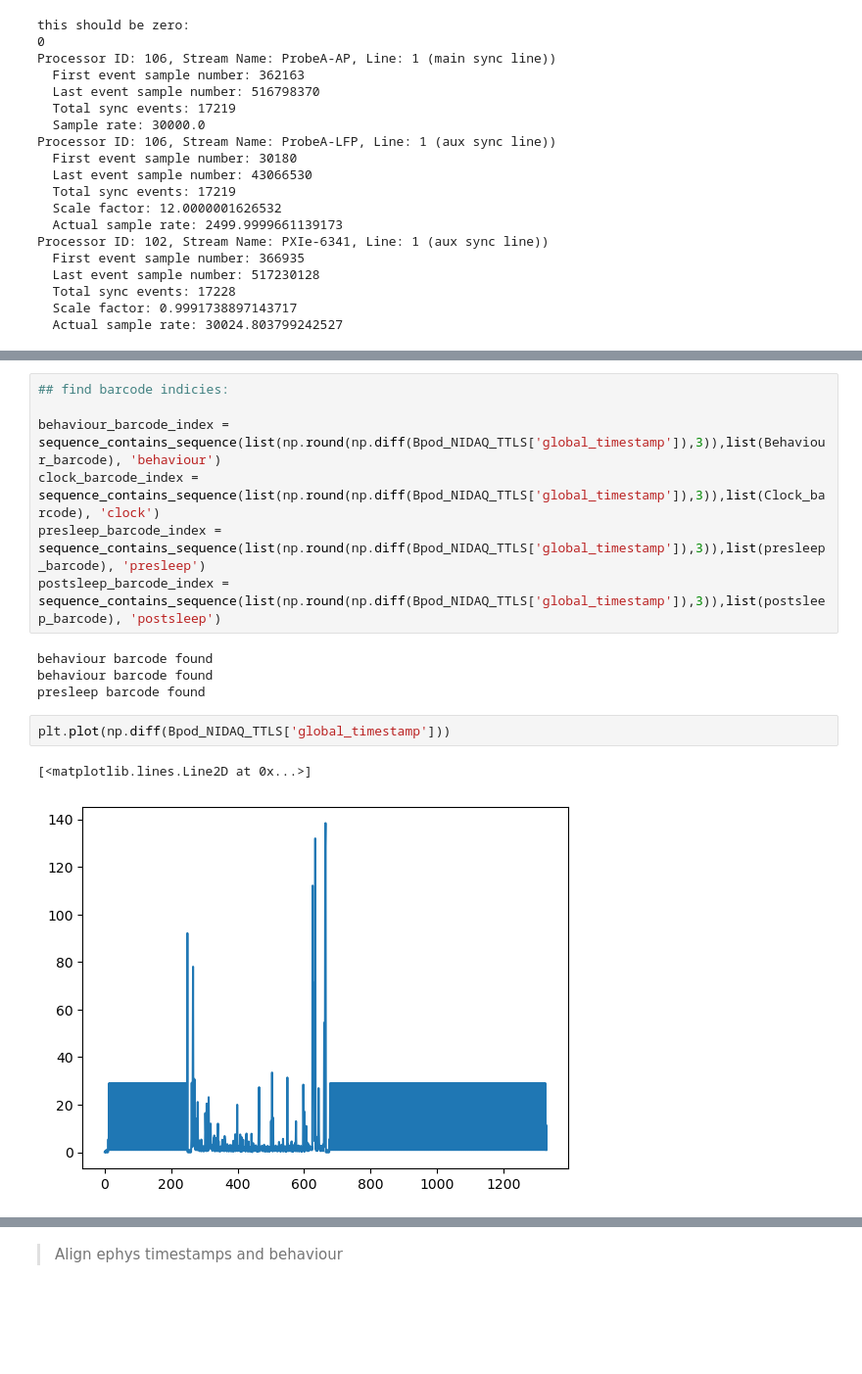
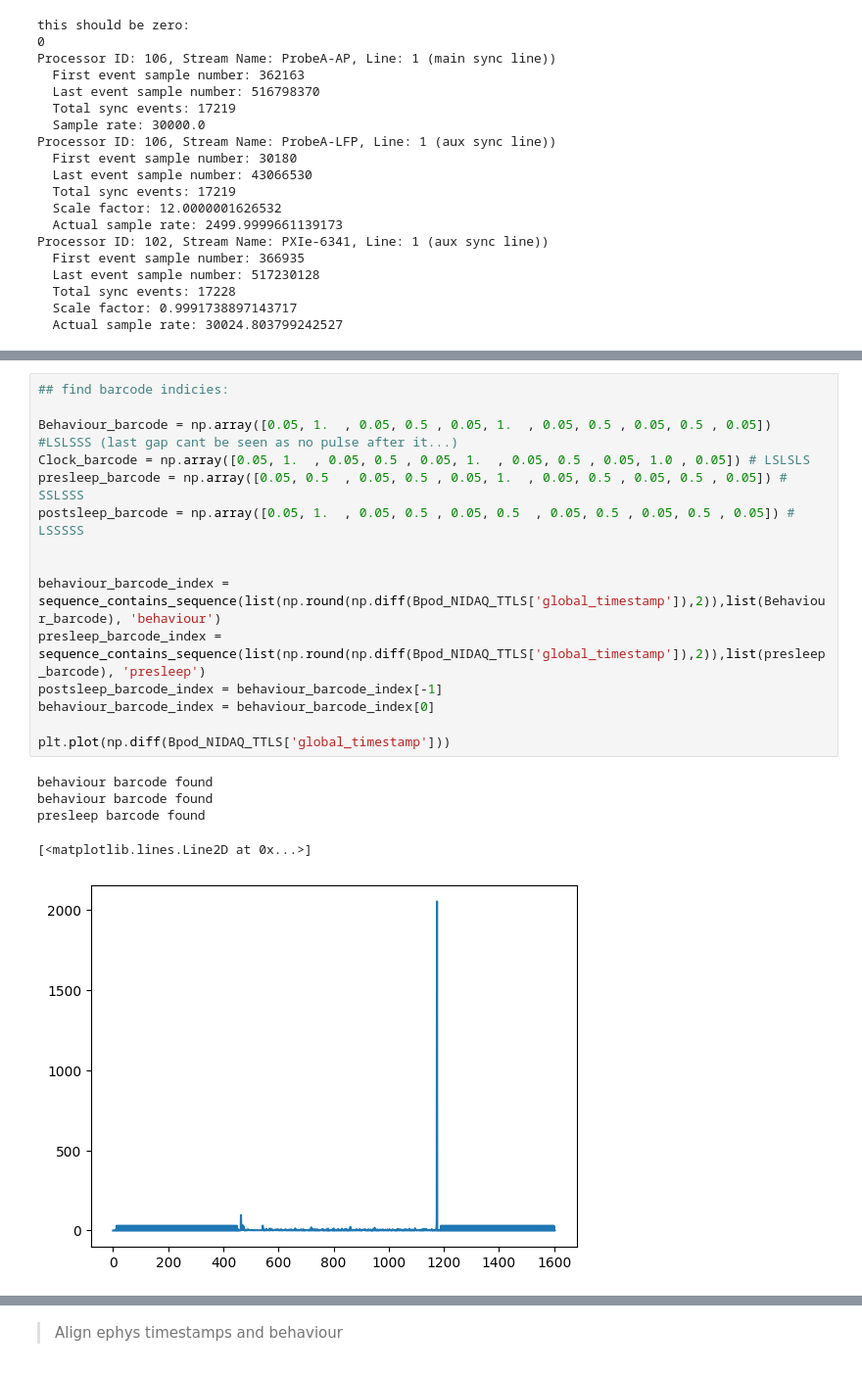
Before and after one commit to SainsburyWellcomeCentre/sequences_neuropixel_preprocess, a Jupyter notebook: 6_align_data.ipynb, the cells around one changed output, grey strips where cells are left out. Shown at 98% size. Saved outputs shown, nothing was run; the diff lists cells and outputs as text; blank space fills up the shorter version.

```diff
--- a/6_align_data.ipynb
+++ b/6_align_data.ipynb
@@ -576,18 +509,23 @@ Start Time for Neuropix-PXI (102) - ProbeA-AP @ 30000 Hz: 36744156
-# %%
-## find barcode indicies:
-
-behaviour_barcode_index = sequence_contains_sequence(list(np.round(np.diff(Bpod_NIDAQ_TTLS['global_timestamp']),3)),list(Behaviour_barcode), 'behaviour')
-clock_barcode_index = sequence_contains_sequence(list(np.round(np.diff(Bpod_NIDAQ_TTLS['global_timestamp']),3)),list(Clock_barcode), 'clock')
-presleep_barcode_index = sequence_contains_sequence(list(np.round(np.diff(Bpod_NIDAQ_TTLS['global_timestamp']),3)),list(presleep_barcode), 'presleep')
-postsleep_barcode_index = sequence_contains_sequence(list(np.round(np.diff(Bpod_NIDAQ_TTLS['global_timestamp']),3)),list(postsleep_barcode), 'postsleep')
-# %% [output]
-behaviour barcode found
-behaviour barcode found
-presleep barcode found
-# %%
-plt.plot(np.diff(Bpod_NIDAQ_TTLS['global_timestamp']))
-# %% [output]
-[<matplotlib.lines.Line2D at 0x...>]
-[figure, removed]
+# %%
+## find barcode indicies:
+
+Behaviour_barcode = np.array([0.05, 1.  , 0.05, 0.5 , 0.05, 1.  , 0.05, 0.5 , 0.05, 0.5 , 0.05]) #LSLSSS (last gap cant be seen as no pulse after it...)
+Clock_barcode = np.array([0.05, 1.  , 0.05, 0.5 , 0.05, 1.  , 0.05, 0.5 , 0.05, 1.0 , 0.05]) # LSLSLS
+presleep_barcode = np.array([0.05, 0.5  , 0.05, 0.5 , 0.05, 1.  , 0.05, 0.5 , 0.05, 0.5 , 0.05]) # SSLSSS
+postsleep_barcode = np.array([0.05, 1.  , 0.05, 0.5 , 0.05, 0.5  , 0.05, 0.5 , 0.05, 0.5 , 0.05]) # LSSSSS
+
+
+behaviour_barcode_index = sequence_contains_sequence(list(np.round(np.diff(Bpod_NIDAQ_TTLS['global_timestamp']),2)),list(Behaviour_barcode), 'behaviour')
+presleep_barcode_index = sequence_contains_sequence(list(np.round(np.diff(Bpod_NIDAQ_TTLS['global_timestamp']),2)),list(presleep_barcode), 'presleep')
+postsleep_barcode_index = behaviour_barcode_index[-1]
+behaviour_barcode_index = behaviour_barcode_index[0]
+
+plt.plot(np.diff(Bpod_NIDAQ_TTLS['global_timestamp']))
+# %% [output]
+behaviour barcode found
+behaviour barcode found
+presleep barcode found
+[<matplotlib.lines.Line2D at 0x...>]
+[figure, added]
 # %%
 # load in behavioural data
```
Also changed, not shown: parts of 18 cells of this notebook.
